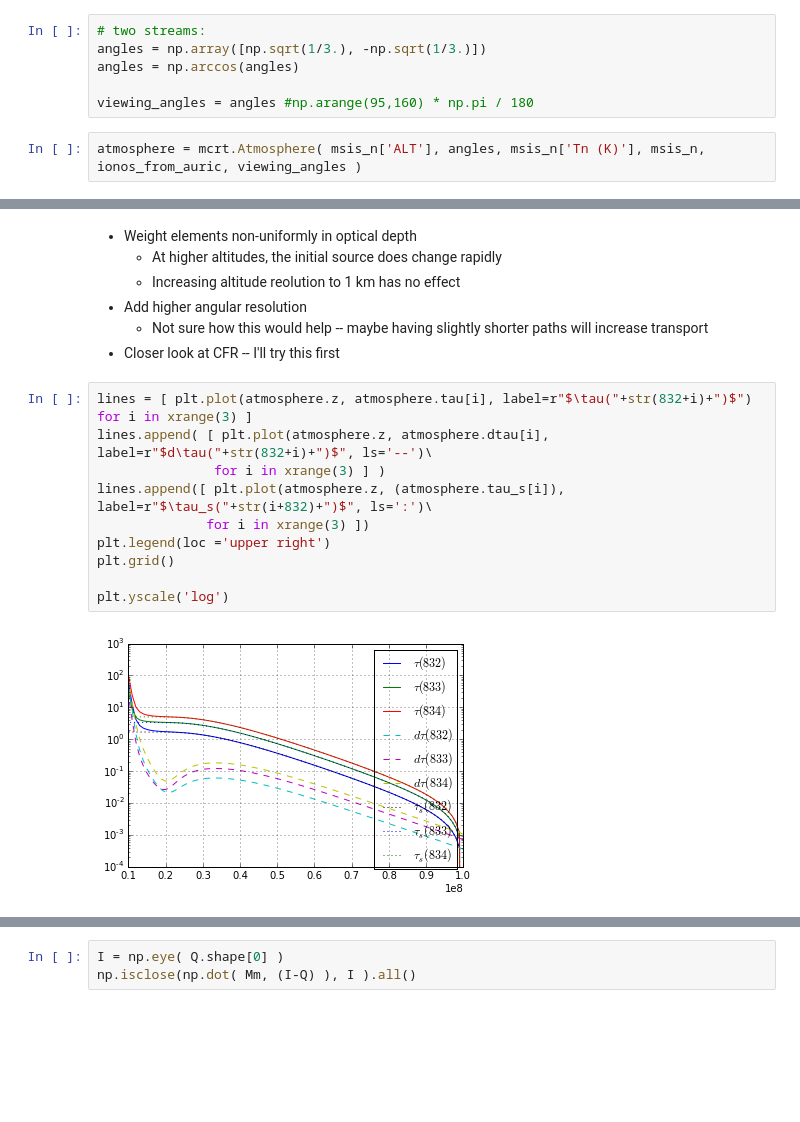
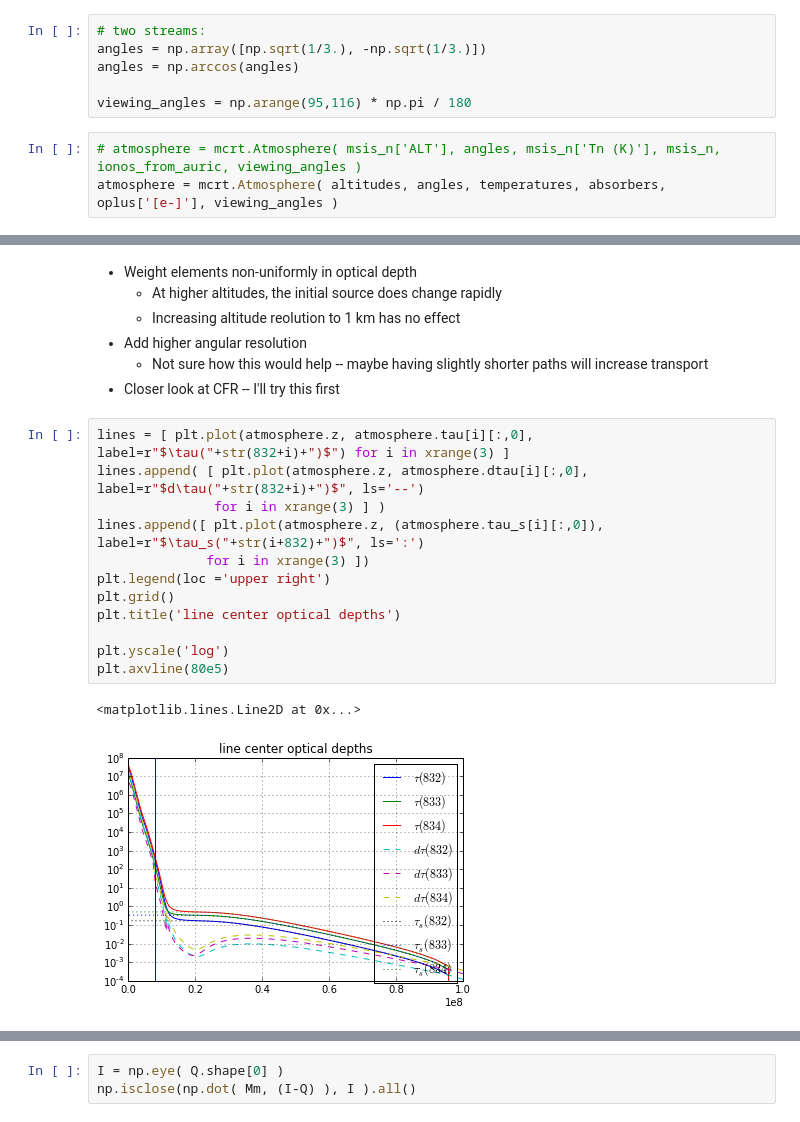
Before and after one commit to georgegeddes/mcrt, a Jupyter notebook: test_mcrt.ipynb, the cells around one changed output, grey strips where cells are left out. Cells and saved outputs as stored; diff of their text form; blank space fills up the shorter version.

Commit message:
CFR added, still no viewing

```diff
--- a/test_mcrt.ipynb
+++ b/test_mcrt.ipynb
@@ -124,9 +109,10 @@ ionos_from_auric = oplus_interp(msis_n['ALT'])
 angles = np.array([np.sqrt(1/3.), -np.sqrt(1/3.)])
 angles = np.arccos(angles)
 
-viewing_angles = angles #np.arange(95,160) * np.pi / 180
+viewing_angles = np.arange(95,116) * np.pi / 180
 # %%
-atmosphere = mcrt.Atmosphere( msis_n['ALT'], angles, msis_n['Tn (K)'], msis_n, ionos_from_auric, viewing_angles )
+# atmosphere = mcrt.Atmosphere( msis_n['ALT'], angles, msis_n['Tn (K)'], msis_n, ionos_from_auric, viewing_angles )
+atmosphere = mcrt.Atmosphere( altitudes, angles, temperatures, absorbers, oplus['[e-]'], viewing_angles )
 # %%
 Mm = atmosphere.multiple_scatter_matrix( 2, viewing=False )
 # %%
@@ -201,15 +201,18 @@ plt.legend(fontsize=24, framealpha=1.0);
     * Not sure how this would help -- maybe having slightly shorter paths will increase transport
 * Closer look at CFR -- I'll try this first
 # %%
-lines = [ plt.plot(atmosphere.z, atmosphere.tau[i], label=r"$\tau("+str(832+i)+")$") for i in xrange(3) ]
-lines.append( [ plt.plot(atmosphere.z, atmosphere.dtau[i], label=r"$d\tau("+str(832+i)+")$", ls='--')\
+lines = [ plt.plot(atmosphere.z, atmosphere.tau[i][:,0], label=r"$\tau("+str(832+i)+")$") for i in xrange(3) ]
+lines.append( [ plt.plot(atmosphere.z, atmosphere.dtau[i][:,0], label=r"$d\tau("+str(832+i)+")$", ls='--')
                for i in xrange(3) ] )
-lines.append([ plt.plot(atmosphere.z, (atmosphere.tau_s[i]), label=r"$\tau_s("+str(i+832)+")$", ls=':')\
+lines.append([ plt.plot(atmosphere.z, (atmosphere.tau_s[i][:,0]), label=r"$\tau_s("+str(i+832)+")$", ls=':')
               for i in xrange(3) ])
 plt.legend(loc ='upper right')
 plt.grid()
+plt.title('line center optical depths')
 
 plt.yscale('log')
+plt.axvline(80e5)
 # %% [output]
+<matplotlib.lines.Line2D at 0x...>
-[figure, old version]
+[figure, new version]
 # %%
```
Also changed, not shown: parts of 35 cells of this notebook, 1 other file.
